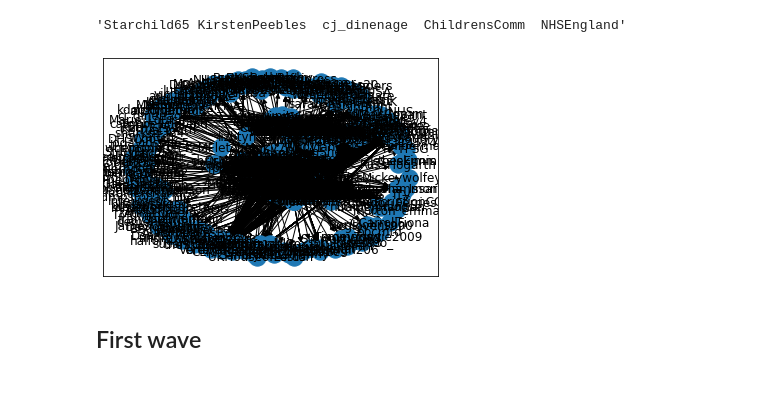
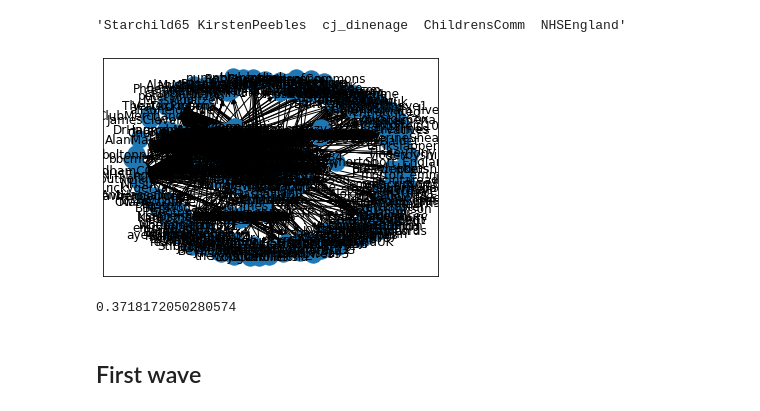
Before and after one commit to Iseratho/sicss-idea-6, a Jupyter notebook: graphs/Network generations.ipynb, the cells around one changed output. Saved outputs shown, nothing was run; the diff lists cells and outputs as text; code cells hidden in the pictures.

Commit message:
Thursday work. Final networks.

```diff
--- a/graphs/Network generations.ipynb
+++ b/graphs/Network generations.ipynb
@@ -162,3 +191,23 @@ sentiment_dict_after = dict(sentiment_dict_after)
+# %%
+# Constructing labels for use in Networkx node attributes
+joy_dict_before = zip(sen_users_before.index, sen_users_before.joy_bin)
+joy_dict_before = dict(joy_dict_before)
+
+joy_dict_first = zip(sen_users_first.index, sen_users_first.joy_bin)
+joy_dict_first = dict(joy_dict_first)
+
+joy_dict_after= zip(sen_users_after.index, sen_users_after.joy_bin)
+joy_dict_after = dict(joy_dict_after)
+# %%
+# Constructing labels for use in Networkx node attributes
+opt_dict_before = zip(sen_users_before.index, sen_users_before.optimism_bin)
+opt_dict_before = dict(opt_dict_before)
+
+opt_dict_first = zip(sen_users_first.index, sen_users_first.optimism_bin)
+opt_dict_first = dict(opt_dict_first)
+
+opt_dict_after= zip(sen_users_after.index, sen_users_after.optimism_bin)
+opt_dict_after = dict(opt_dict_after)
 # %% [markdown]
 # Generating mention networks
 
@@ -186,12 +235,18 @@ for element in adj_list:
 textfile.close()
 # %%
 # Importing adjacency list to directed graph
-G = nx.Graph()
-G = nx.read_adjlist('before_adjlist.txt', create_using = nx.DiGraph())
-nx.set_node_attributes(G, labels, "party")
-nx.set_node_attributes(G, sentiment_dict_before, "sentiment")
+G_before = nx.Graph()
+G_before = nx.read_adjlist('before_adjlist.txt', create_using = nx.DiGraph())
+nx.set_node_attributes(G_before, labels, "party")
+nx.set_node_attributes(G_before, sentiment_dict_before, "sentiment")
+nx.set_node_attributes(G_before, hate_dict_before, "hatespeech")
+nx.set_node_attributes(G_before, off_dict_before, "offensivelang")
+nx.set_node_attributes(G_before, sad_dict_before, "sadness_bin")
+nx.set_node_attributes(G_before, ang_dict_before, "anger_bin")
+nx.set_node_attributes(G_before, joy_dict_before, "joy_bin")
+nx.set_node_attributes(G_before, opt_dict_before, "optimism_bin")
 # %%
-nx.draw_networkx(G)
+nx.draw_networkx(G_before)
 # %% [output]
-[figure, old version]
+[figure, new version]
 # %%
@@ -199,3 +254,7 @@ nx.write_gexf(G, 'mention_before_network.gexf')
+# %%
+print(nx.average_clustering(G_before))
+# %% [output]
+0.3718172050280574
 # %% [markdown]
 ## First wave
 # %%
```
Also changed, not shown: parts of 33 cells of this notebook, 18 other files.
